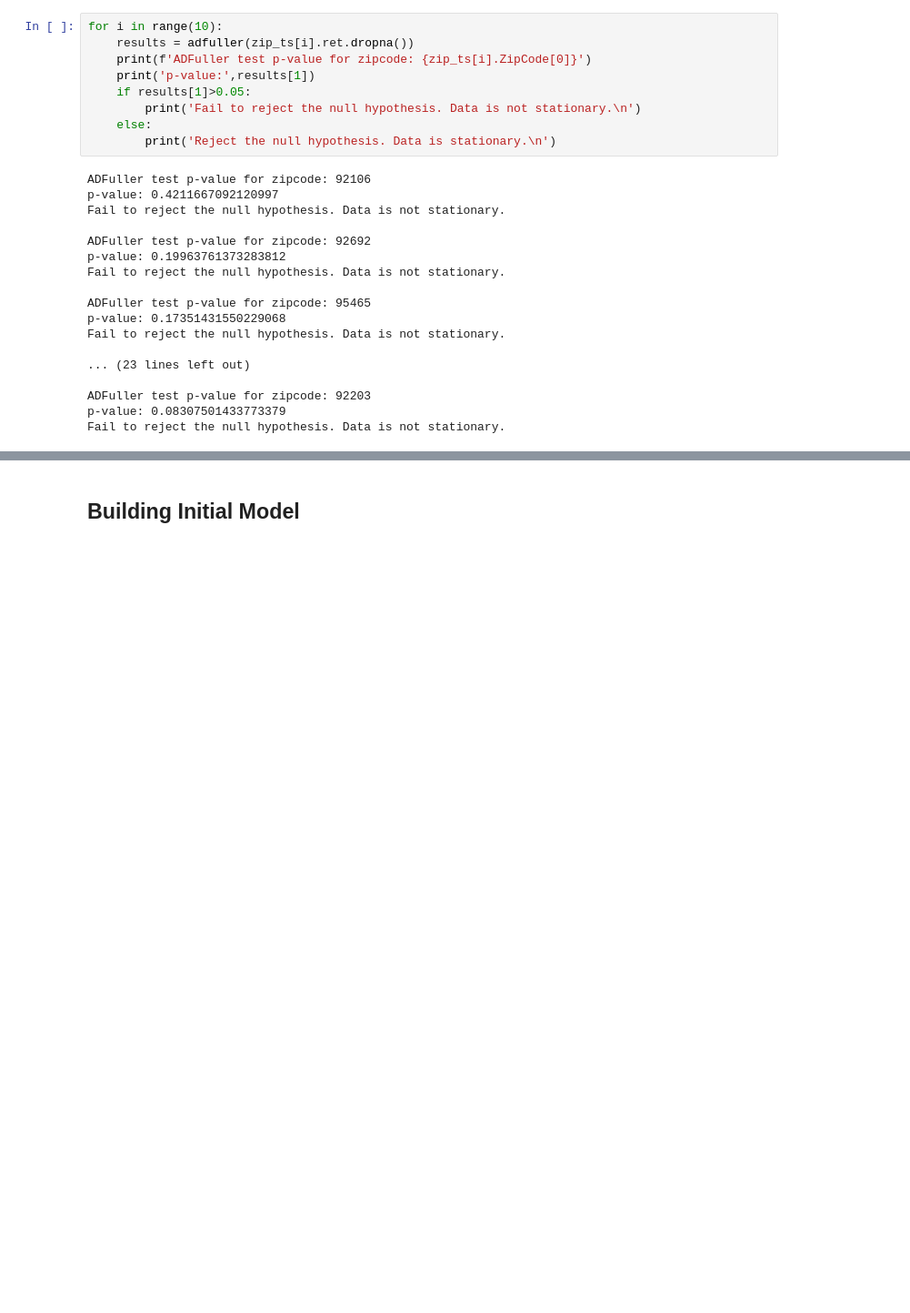
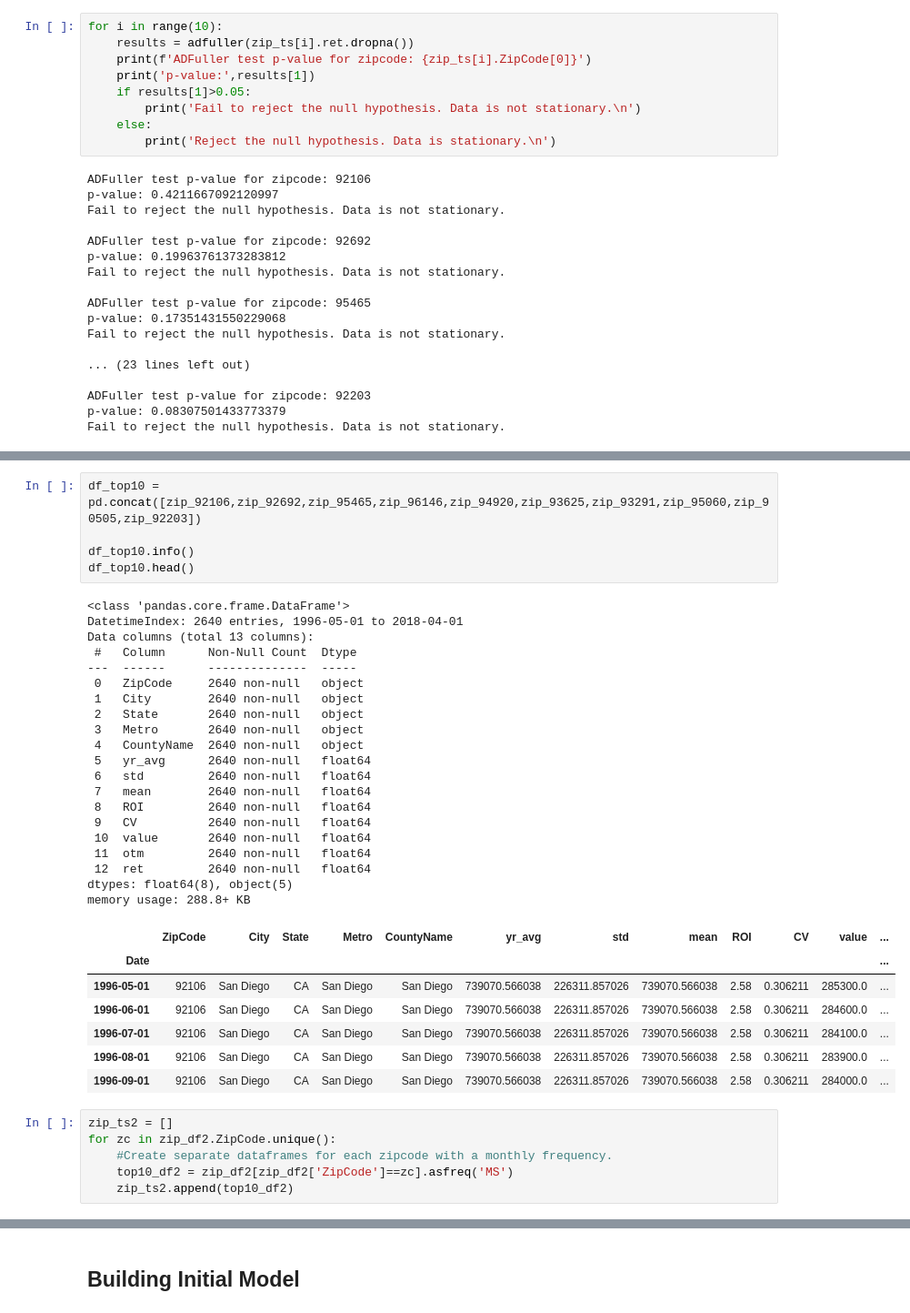
Before and after one commit to jennifernha/Zillow-Time-Series, a Jupyter notebook: Zillow Time Series Analysis.ipynb, the cells around one changed output, grey strips where cells are left out. Shown at 91% size. Saved outputs shown, nothing was run; the diff lists cells and outputs as text; blank space fills up the shorter version.

```diff
--- a/Zillow Time Series Analysis.ipynb
+++ b/Zillow Time Series Analysis.ipynb
@@ -563,0 +621,39 @@ plt.show(block=False)
+# %%
+df_top10 = pd.concat([zip_92106,zip_92692,zip_95465,zip_96146,zip_94920,zip_93625,zip_93291,zip_95060,zip_90505,zip_92203])
+
+df_top10.info()
+df_top10.head()
+# %% [output]
+<class 'pandas.core.frame.DataFrame'>
+DatetimeIndex: 2640 entries, 1996-05-01 to 2018-04-01
+Data columns (total 13 columns):
+ #   Column      Non-Null Count  Dtype
+---  ------      --------------  -----
+ 0   ZipCode     2640 non-null   object
+ 1   City        2640 non-null   object
+ 2   State       2640 non-null   object
+ 3   Metro       2640 non-null   object
+ 4   CountyName  2640 non-null   object
+ 5   yr_avg      2640 non-null   float64
+ 6   std         2640 non-null   float64
+ 7   mean        2640 non-null   float64
+ 8   ROI         2640 non-null   float64
+ 9   CV          2640 non-null   float64
+ 10  value       2640 non-null   float64
+ 11  otm         2640 non-null   float64
+ 12  ret         2640 non-null   float64
+dtypes: float64(8), object(5)
+memory usage: 288.8+ KB
+|  | ZipCode | City | State | Metro | CountyName | yr_avg | std | mean | ROI | CV | value | ... |
+| Date |  |  |  |  |  |  |  |  |  |  |  | ... |
+| 1996-05-01 | 92106 | San Diego | CA | San Diego | San Diego | 739070.566038 | 226311.857026 | 739070.566038 | 2.58 | 0.306211 | 285300.0 | ... |
+| 1996-06-01 | 92106 | San Diego | CA | San Diego | San Diego | 739070.566038 | 226311.857026 | 739070.566038 | 2.58 | 0.306211 | 284600.0 | ... |
+| 1996-07-01 | 92106 | San Diego | CA | San Diego | San Diego | 739070.566038 | 226311.857026 | 739070.566038 | 2.58 | 0.306211 | 284100.0 | ... |
+| 1996-08-01 | 92106 | San Diego | CA | San Diego | San Diego | 739070.566038 | 226311.857026 | 739070.566038 | 2.58 | 0.306211 | 283900.0 | ... |
+| 1996-09-01 | 92106 | San Diego | CA | San Diego | San Diego | 739070.566038 | 226311.857026 | 739070.566038 | 2.58 | 0.306211 | 284000.0 | ... |
+# %%
+zip_ts2 = []
+for zc in zip_df2.ZipCode.unique():
+    #Create separate dataframes for each zipcode with a monthly frequency.
+    top10_df2 = zip_df2[zip_df2['ZipCode']==zc].asfreq('MS')
+    zip_ts2.append(top10_df2)
```
Also changed, not shown: parts of 28 cells of this notebook.
